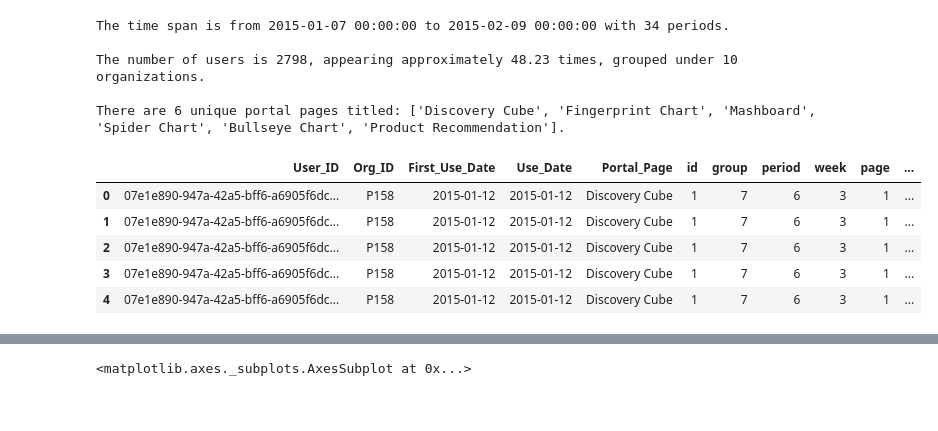
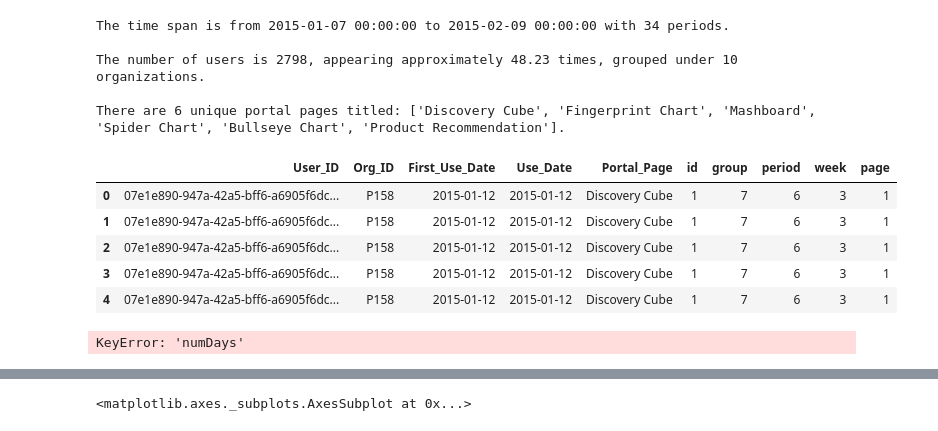
Before and after one commit to ChristopherDaigle/ConvexOptimizationWithPython, a Jupyter notebook: NotesAndTutorials/r4.ipynb, the cells around one changed output, grey strips where cells are left out. Drawn from its saved outputs; the diff is of its cells as text; code cells hidden in the pictures.

Commit message:
application of assigning user page counts

```diff
--- a/NotesAndTutorials/r4.ipynb
+++ b/NotesAndTutorials/r4.ipynb
@@ -67,6 +69,14 @@ df.head(5)
 | 2 | 07e1e890-947a-42a5-bff6-a6905f6dc... | P158 | 2015-01-12 | 2015-01-12 | Discovery Cube |
 | 3 | 07e1e890-947a-42a5-bff6-a6905f6dc... | P158 | 2015-01-12 | 2015-01-12 | Discovery Cube |
 | 4 | 07e1e890-947a-42a5-bff6-a6905f6dc... | P158 | 2015-01-12 | 2015-01-12 | Discovery Cube |
+# %%
+# Control for some naive levels of bad data
+
+# Make sure the data only appears where the fi
+df = df[df['First_Use_Date'] <= df['Use_Date']]
+
+# Remove rows with null - the data is fairly uninformative in its current state so replacing null values with anything at this point is not going to help with later analysis
+df.dropna(axis=0, how='any', inplace=True)
 # %%
 # Find a few specifics of the data
 minDate = df['Use_Date'].min()
@@ -88,29 +98,48 @@ The number of users is 2798, appearing approximately 48.23 times, grouped under
 
 There are 6 unique portal pages titled: ['Discovery Cube', 'Fingerprint Chart', 'Mashboard', 'Spider Chart', 'Bullseye Chart', 'Product Recommendation'].
 # %%
-# Add variables for manipulation
+# Add variables for manipulation and for simplicity in viewing
 
+# Use this instead of the hashed User_ID for indexing - just easier for me to view
 df['id'] = pd.Categorical((pd.factorize(df['User_ID'])[0] + 1).astype(str))
+# start with this as the index as I create other variables and then switch later to Date related indices
+df.set_index('id')
+
 #df['group'] = pd.Categorical((pd.factorize(df['Org_ID'])[0] + 1).astype(str))
+
 df['group'] = df['Org_ID'].astype('category').cat.rename_categories(range(1, df['Org_ID'].nunique() + 1))
 #df['period'] = pd.Categorical((pd.factorize(df['Use_Date'])[0] + 1).astype(str))
 df['period'] = df['Use_Date'].astype('category').cat.rename_categories(range(1, df['Use_Date'].nunique() + 1))
 df['week'] = df['Use_Date'].dt.week
 df['page'] = pd.Categorical((pd.factorize(df['Portal_Page'])[0] + 1).astype(str))
 
-df['totalOverall'] = df.groupby('id')['id'].transform('count')
-
-numDays = pd.DataFrame(df.groupby('id')['Use_Date'].nunique())
-numDays.columns = ['numDays']
-df = pd.merge(df, numDays, how = 'outer', on = 'id')
-
-df['avgOverall'] = df['totalOverall'] / df['numDays']
-
-df.head()
+df.head(5)
 # %% [output]
-|  | User_ID | Org_ID | First_Use_Date | Use_Date | Portal_Page | id | group | period | week | page | ... |
-| 0 | 07e1e890-947a-42a5-bff6-a6905f6dc... | P158 | 2015-01-12 | 2015-01-12 | Discovery Cube | 1 | 7 | 6 | 3 | 1 | ... |
-| 1 | 07e1e890-947a-42a5-bff6-a6905f6dc... | P158 | 2015-01-12 | 2015-01-12 | Discovery Cube | 1 | 7 | 6 | 3 | 1 | ... |
-| 2 | 07e1e890-947a-42a5-bff6-a6905f6dc... | P158 | 2015-01-12 | 2015-01-12 | Discovery Cube | 1 | 7 | 6 | 3 | 1 | ... |
-| 3 | 07e1e890-947a-42a5-bff6-a6905f6dc... | P158 | 2015-01-12 | 2015-01-12 | Discovery Cube | 1 | 7 | 6 | 3 | 1 | ... |
-| 4 | 07e1e890-947a-42a5-bff6-a6905f6dc... | P158 | 2015-01-12 | 2015-01-12 | Discovery Cube | 1 | 7 | 6 | 3 | 1 | ... |
+|  | User_ID | Org_ID | First_Use_Date | Use_Date | Portal_Page | id | group | period | week | page |
+| 0 | 07e1e890-947a-42a5-bff6-a6905f6dc... | P158 | 2015-01-12 | 2015-01-12 | Discovery Cube | 1 | 7 | 6 | 3 | 1 |
+| 1 | 07e1e890-947a-42a5-bff6-a6905f6dc... | P158 | 2015-01-12 | 2015-01-12 | Discovery Cube | 1 | 7 | 6 | 3 | 1 |
+| 2 | 07e1e890-947a-42a5-bff6-a6905f6dc... | P158 | 2015-01-12 | 2015-01-12 | Discovery Cube | 1 | 7 | 6 | 3 | 1 |
+| 3 | 07e1e890-947a-42a5-bff6-a6905f6dc... | P158 | 2015-01-12 | 2015-01-12 | Discovery Cube | 1 | 7 | 6 | 3 | 1 |
+| 4 | 07e1e890-947a-42a5-bff6-a6905f6dc... | P158 | 2015-01-12 | 2015-01-12 | Discovery Cube | 1 | 7 | 6 | 3 | 1 |
+# %%
+# Construct variables for overall views grouped by id, dates, pages, and groups
+
+# Total times each unique user appears in the data set
+df['totalOverall'] = df.groupby('id')['id'].transform('count')
+
+# Total number of days each unique user appears in the data set
+numDays = pd.DataFrame(df.groupby('id')['Use_Date'].nunique())
+numDays.columns = ['numDays']
+df = pd.merge(df, numDays, how = 'inner', on = 'id')
+
+# Total number of times each unique user accessed a page
+#df1 = df.groupby(['User_ID','Portal_Page']).count().reset_index()[['User_ID','Portal_Page', 'page']]
+#df1.rename(columns={'page':'pageCount'}, inplace=True)
+#df = pd.merge(df,df1, how = 'inner', on = ['User_ID', 'Portal_Page'])
+
+# Average daily portal usage for each unique user
+df['avgOverall'] = df['totalOverall'] / df['numDays']
+
+df.head()
+# %% [output]
+KeyError: 'numDays'
```
Also changed, not shown: parts of 8 cells of this notebook.
